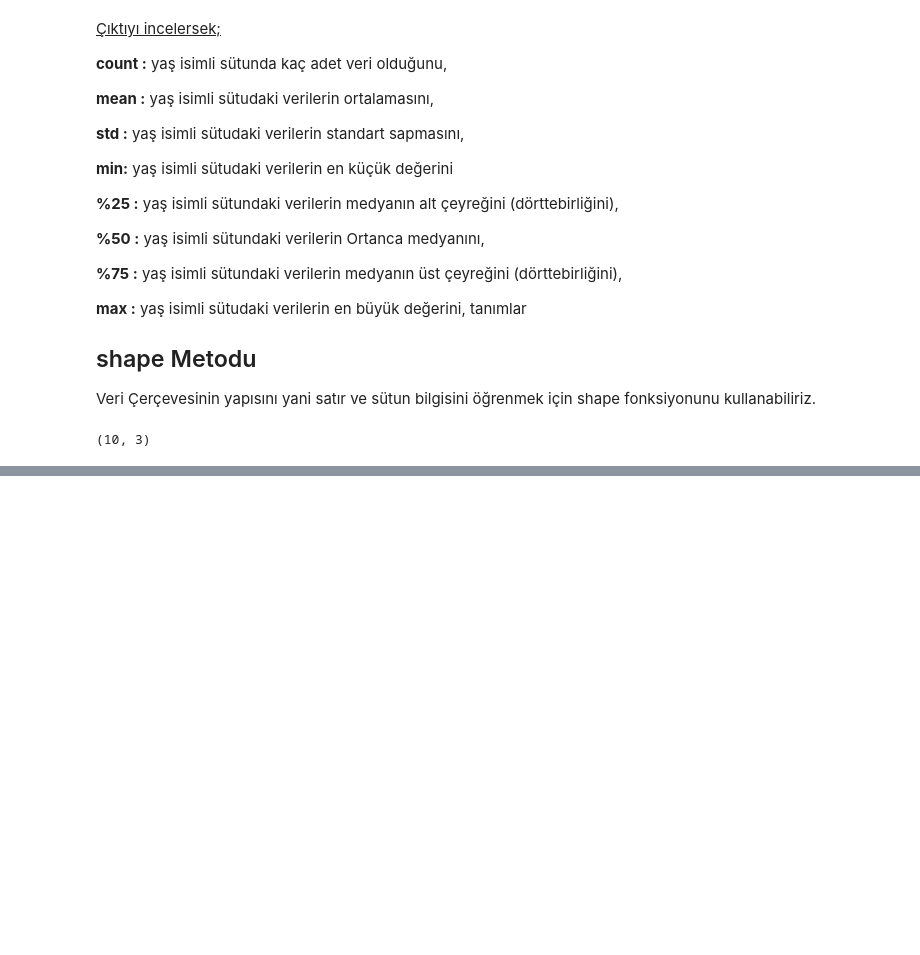
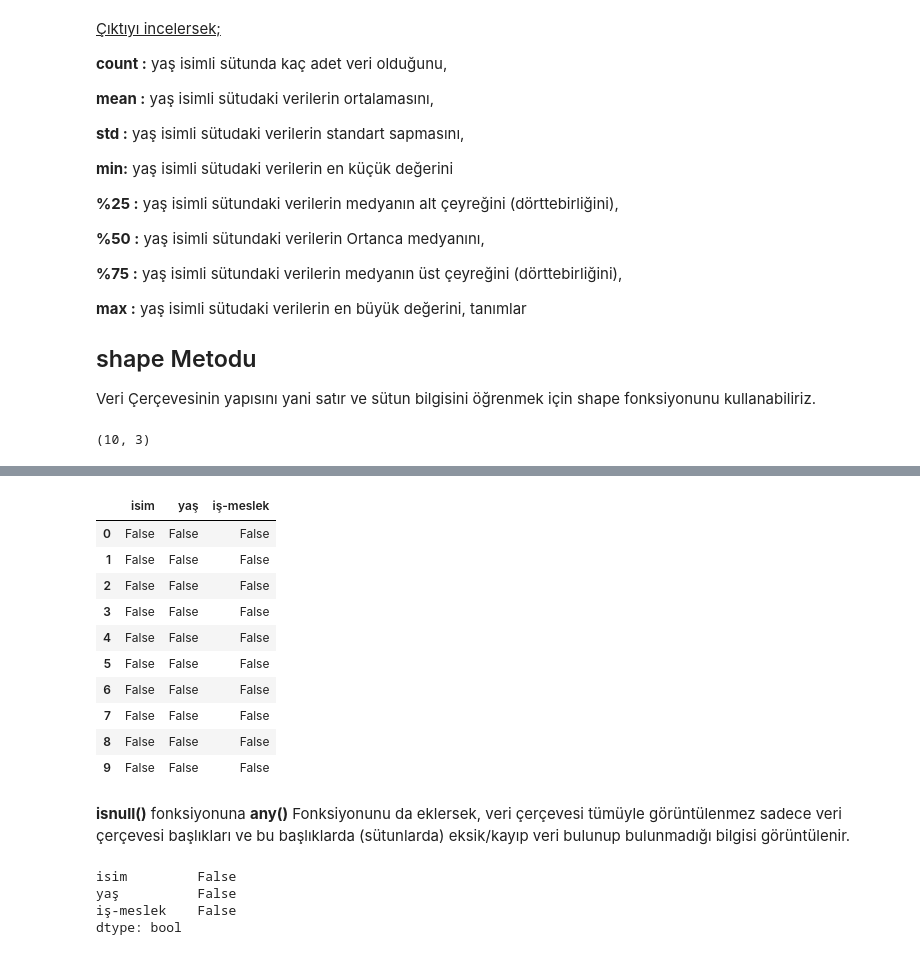
Before and after one commit to mhalil/Pandas_Notlari, a Jupyter notebook: Veriyi_Kesfet_incele.ipynb, the cells around one changed output, grey strips where cells are left out. Cells and saved outputs as stored; diff of their text form; code cells hidden in the pictures; blank space fills up the shorter version.

Commit message:
index ve isnull() fonk. eklendi

```diff
--- a/Veriyi_Kesfet_incele.ipynb
+++ b/Veriyi_Kesfet_incele.ipynb
@@ -189,0 +240,23 @@ veri.shape
+# %%
+veri.isnull()
+# %% [output]
+|  | isim | yaş | iş-meslek |
+| 0 | False | False | False |
+| 1 | False | False | False |
+| 2 | False | False | False |
+| 3 | False | False | False |
+| 4 | False | False | False |
+| 5 | False | False | False |
+| 6 | False | False | False |
+| 7 | False | False | False |
+| 8 | False | False | False |
+| 9 | False | False | False |
+# %% [markdown]
+**isnull()** fonksiyonuna **any()** Fonksiyonunu da eklersek, veri çerçevesi tümüyle görüntülenmez sadece veri çerçevesi başlıkları ve bu başlıklarda (sütunlarda) eksik/kayıp veri bulunup bulunmadığı bilgisi görüntülenir.
+# %%
+veri.isnull().any()
+# %% [output]
+isim         False
+yaş          False
+iş-meslek    False
+dtype: bool
```
Also changed, not shown: parts of 13 cells of this notebook.
